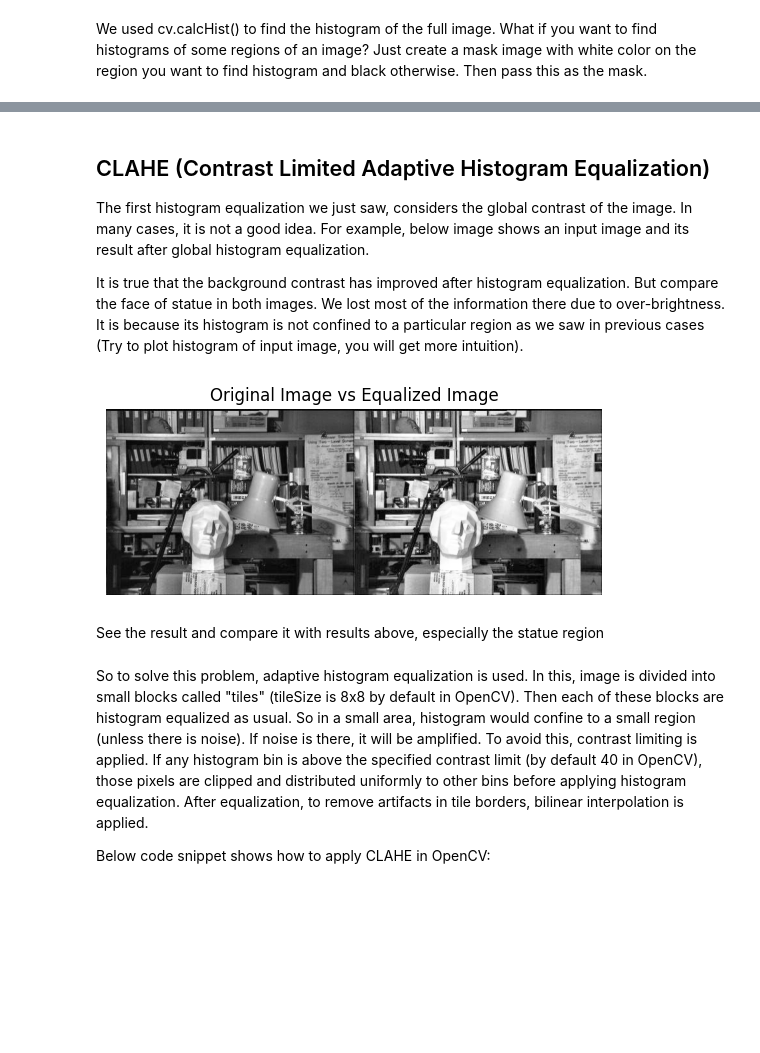
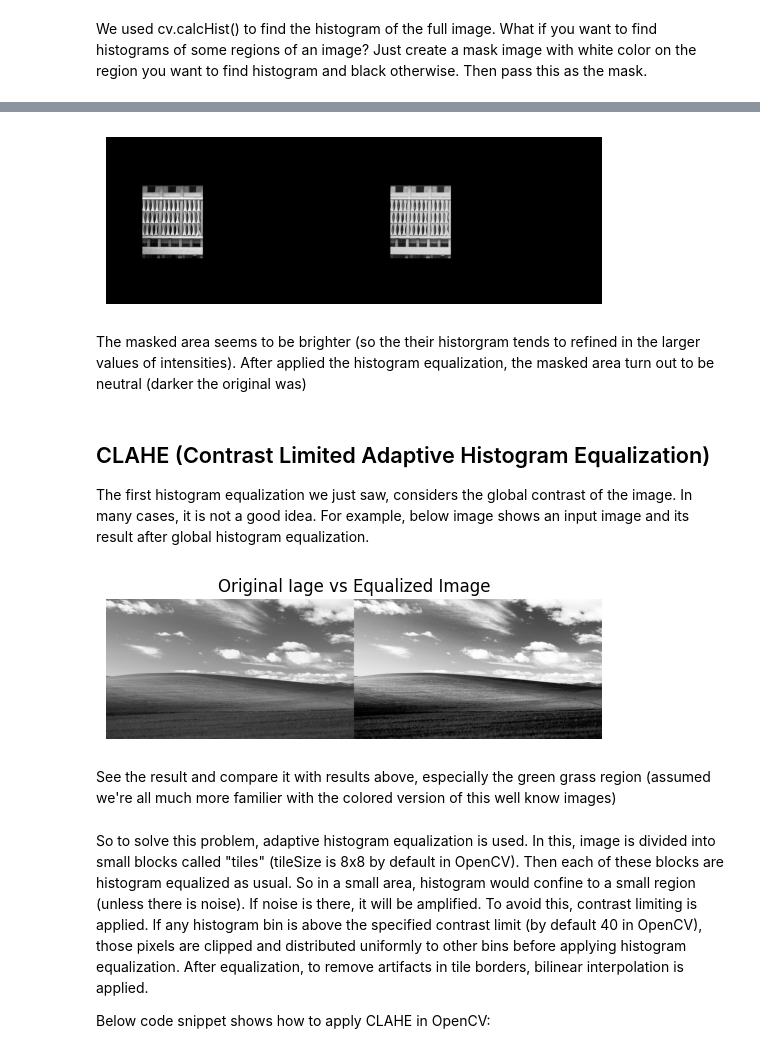
Before and after one commit to Likelipop/See_image_processing, a Jupyter notebook: Lab_02/Week2.ipynb, the cells around one changed output, grey strips where cells are left out. Drawn from its saved outputs; the diff is of its cells as text; code cells hidden in the pictures; blank space fills up the shorter version.

```diff
--- a/Lab_02/Week2.ipynb
+++ b/Lab_02/Week2.ipynb
@@ -396,36 +385,41 @@ plt.show()
+# %%
+#equa for masked image,    stacking two image with np.hstack(tuple),    save an image,   display
+equa_masked_hall = cv.equalizeHist(masked_img_hall)
+
+res = np.hstack((equa_masked_hall,masked_img_hall))
+
+cv.imwrite('hall_equa_comp.png', res)
+
+plt.imshow(res, cmap = 'gray')
+plt.axis('off')
+plt.show()
+# %% [output]
+[figure, added]
+# %% [markdown]
+The masked area seems to be brighter (so the their historgram tends to refined in the larger values of intensities). After applied the histogram equalization, the masked area turn out to be neutral (darker the original was)
 # %% [markdown]
 ## CLAHE (Contrast Limited Adaptive Histogram Equalization)
 
 The first histogram equalization we just saw, considers the global contrast of the image. In many cases, it is not a good idea. For example, below image shows an input image and its result after global histogram equalization.
-
-It is true that the background contrast has improved after histogram equalization. But compare the face of statue in both images. We lost most of the information there due to over-brightness. It is because its histogram is not confined to a particular region as we saw in previous cases (Try to plot histogram of input image, you will get more intuition).
-# %%
-# Load the grayscale image from 'imgTsukuba_l_path'
-img = cv.imread(imgTsukuba_l_path, cv.IMREAD_GRAYSCALE)
-
-# Verify that the image has been loaded successfully; if not, raise an error message
-assert img is not None, "File could not be read; check with os.path.exists()"
-
-# Apply histogram equalization to enhance contrast in the grayscale image
-equ = cv.equalizeHist(img)
-
-# Stack the original image and the equalized image side-by-side for comparison
-res = np.hstack((img, equ))  # Combine the original image ('img') and the equalized image ('equ') horizontally
-
-# Save the resulting stacked image as 'imgTsukuba_l_res.png'
-cv.imwrite('imgTsukuba_l_res.png', res)
-
-# Display the stacked image
-plt.imshow(res, cmap="gray")  # Show the combined image in grayscale
-plt.title("Original Image vs Equalized Image")  # Set title for clarity
-plt.axis('off')  # Hide axes for a cleaner display
-
-# Render the image
-plt.show()
-# %% [output]
-[figure, removed]
+# %%
+bliss_path = '/content/See_image_processing/Lab_02/Images/bliss.jpg'
+
+img_bliss = cv.imread(bliss_path, cv.IMREAD_GRAYSCALE)
+
+equa_img_bliss = cv.equalizeHist(img_bliss)
+
+res = np.hstack( (img_bliss, equa_img_bliss) )
+
+cv.imwrite('bliss_equ_comps.png',res)
+
+plt.imshow(res, cmap = 'gray')
+plt.title('Original Iage vs Equalized Image')
+plt.axis('off')
+plt.show()
+# %% [output]
+[figure, added]
 # %% [markdown]
-See the result and compare it with results above, especially the statue region
+See the result and compare it with results above, especially the green grass region (assumed we're all much more familier with the colored version of this well know images)
 # %% [markdown]
 So to solve this problem, adaptive histogram equalization is used. In this, image is divided into small blocks called "tiles" (tileSize is 8x8 by default in OpenCV). Then each of these blocks are histogram equalized as usual. So in a small area, histogram would confine to a small region (unless there is noise). If noise is there, it will be amplified. To avoid this, contrast limiting is applied. If any histogram bin is above the specified contrast limit (by default 40 in OpenCV), those pixels are clipped and distributed uniformly to other bins before applying histogram equalization. After equalization, to remove artifacts in tile borders, bilinear interpolation is applied.
 
```
Also changed, not shown: parts of 6 cells of this notebook.
